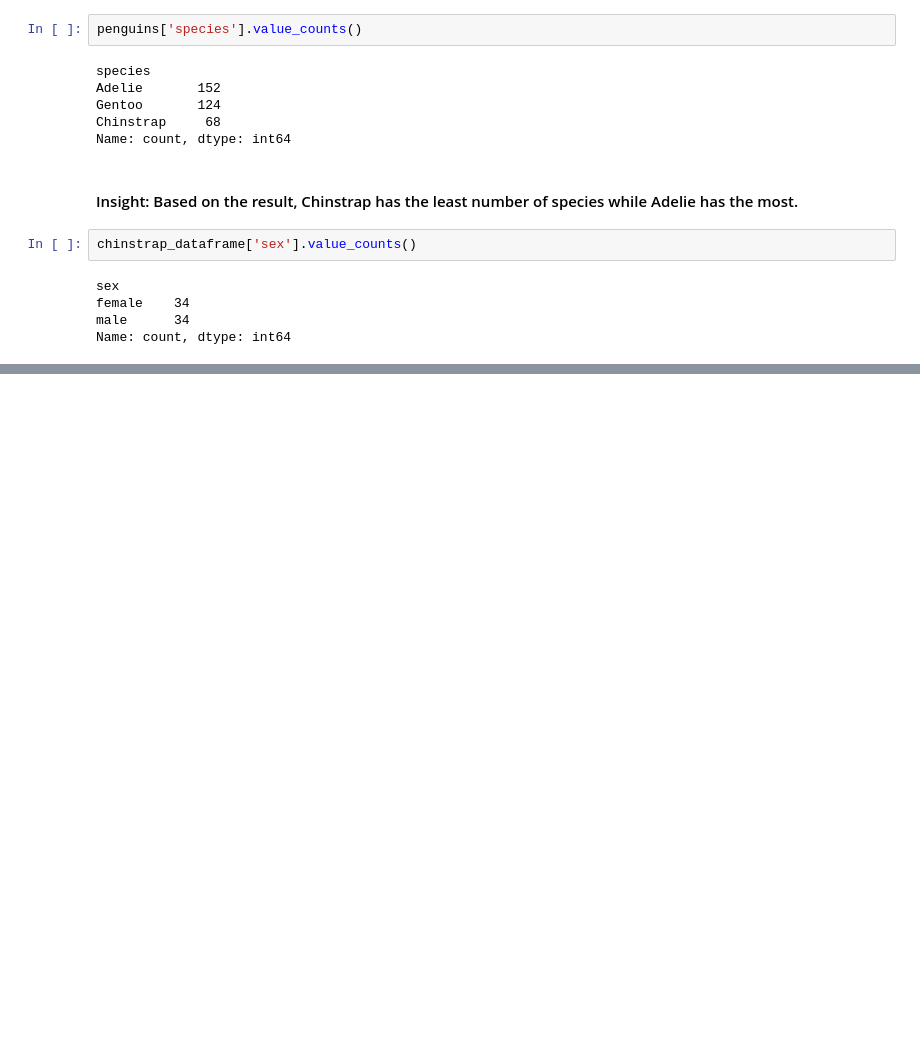
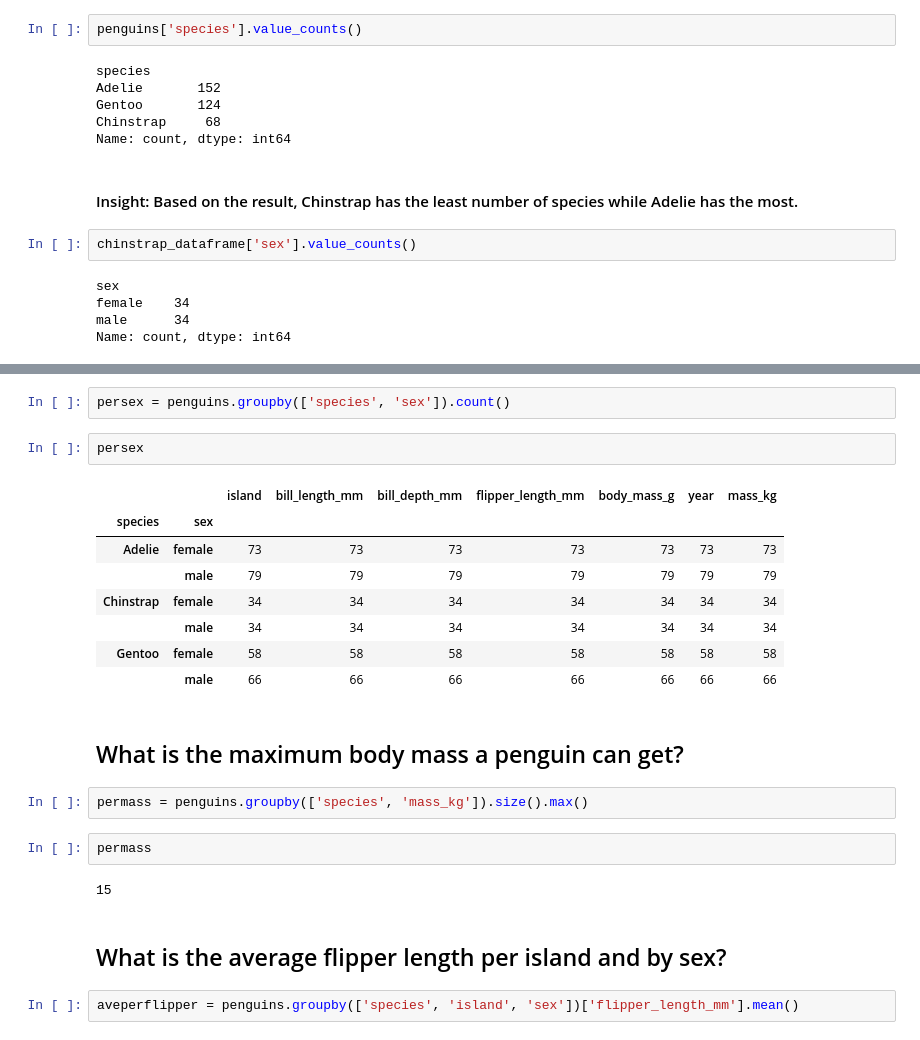
Before and after one commit to LuwhennLoren/sir-mesiera, a Jupyter notebook: Activity1.ipynb, the cells around one changed output, grey strips where cells are left out. Drawn from its saved outputs; the diff is of its cells as text; blank space fills up the shorter version.

```diff
--- a/Activity1.ipynb
+++ b/Activity1.ipynb
@@ -524,0 +545,25 @@ Name: count, dtype: int64
+# %%
+persex = penguins.groupby(['species', 'sex']).count()
+# %%
+persex
+# %% [output]
+|  |  | island | bill_length_mm | bill_depth_mm | flipper_length_mm | body_mass_g | year | mass_kg |
+| species | sex |  |  |  |  |  |  |  |
+| Adelie | female | 73 | 73 | 73 | 73 | 73 | 73 | 73 |
+|  | male | 79 | 79 | 79 | 79 | 79 | 79 | 79 |
+| Chinstrap | female | 34 | 34 | 34 | 34 | 34 | 34 | 34 |
+|  | male | 34 | 34 | 34 | 34 | 34 | 34 | 34 |
+| Gentoo | female | 58 | 58 | 58 | 58 | 58 | 58 | 58 |
+|  | male | 66 | 66 | 66 | 66 | 66 | 66 | 66 |
+# %% [markdown]
+<h2>What is the maximum body mass a penguin can get?</h2>
+# %%
+permass = penguins.groupby(['species', 'mass_kg']).size().max()
+# %%
+permass
+# %% [output]
+15
+# %% [markdown]
+<h2>What is the average flipper length per island and by sex?</h2>
+# %%
+aveperflipper = penguins.groupby(['species', 'island', 'sex'])['flipper_length_mm'].mean()
```
Also changed, not shown: parts of 21 cells of this notebook.
